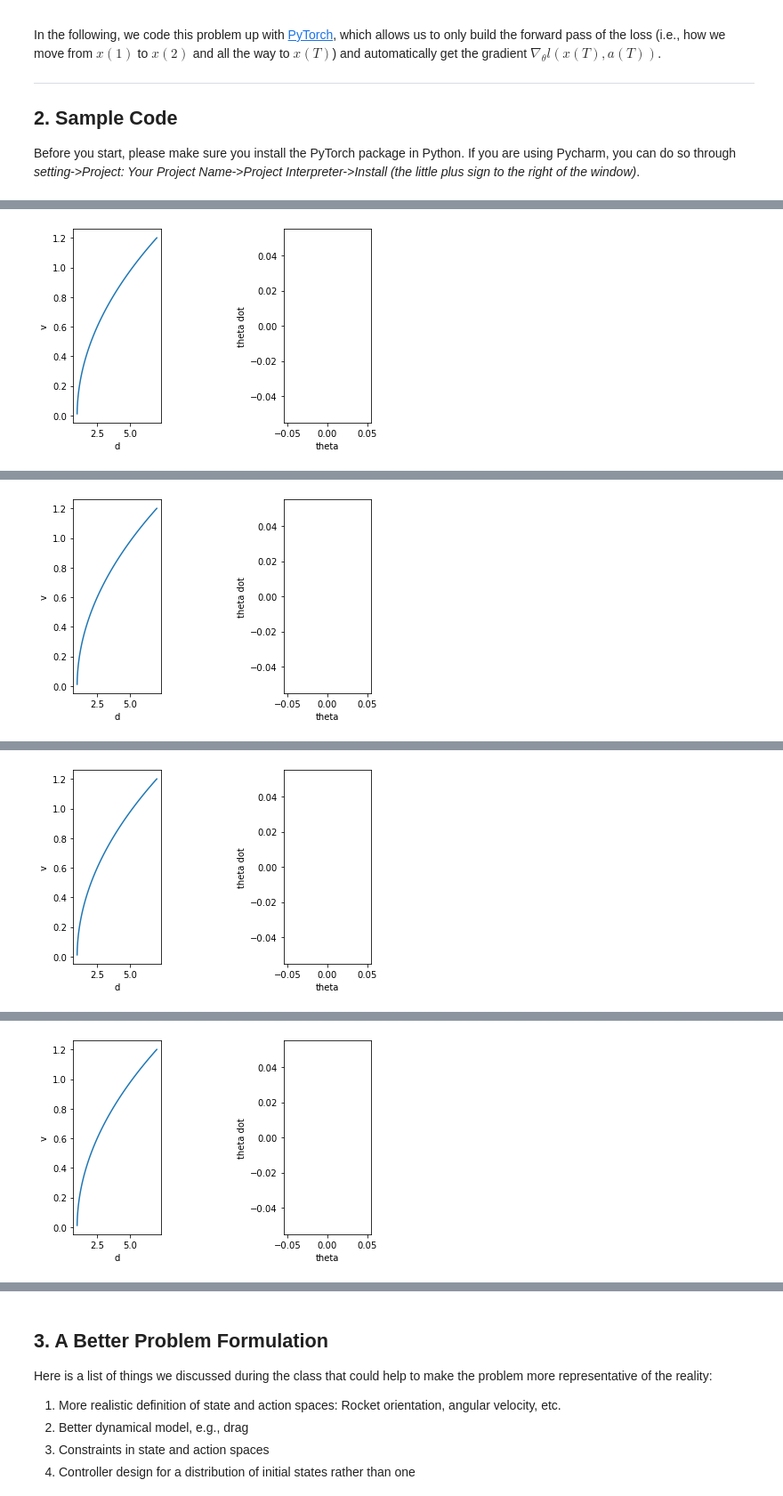
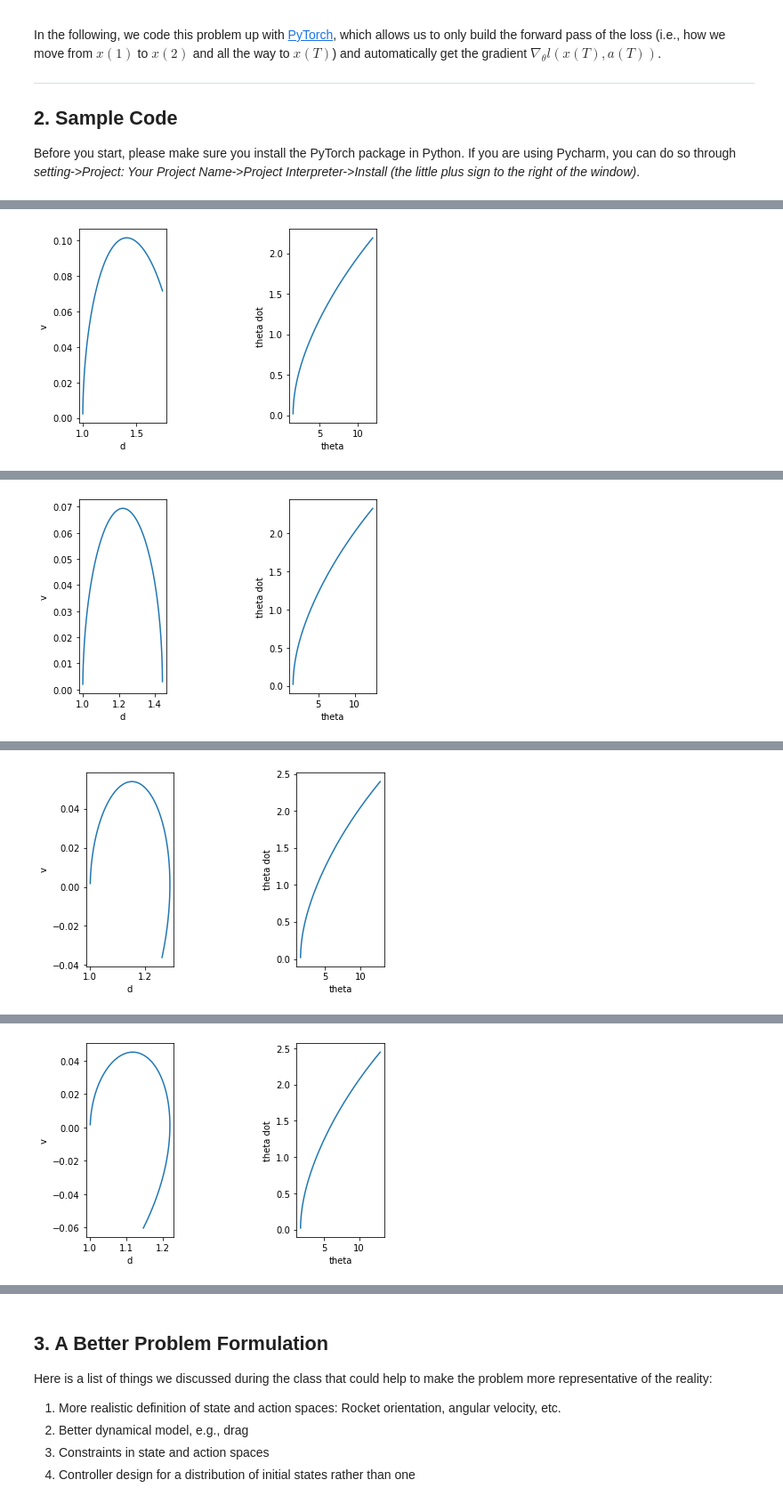
Before and after one commit to kphill1/DesignOptimization2021Fall, a Jupyter notebook: MAE598_Project.ipynb, the cells around one changed output, grey strips where cells are left out. Shown at 89% size. Saved outputs shown, nothing was run; the diff lists cells and outputs as text; code cells hidden in the pictures.

Commit message:
Got graphs to look somewhat correct

```diff
--- a/MAE598_Project.ipynb
+++ b/MAE598_Project.ipynb
@@ -60,14 +60,14 @@ logger = logging.getLogger(__name__)
 # %%
 # environment parameters
 
-FRAME_TIME = 0.1  # time interval
-GRAVITY_ACCEL = 0.12  # gravity constant
-BOOST_ACCEL = 0.18  # thrust constant
+FRAME_TIME = 0.1  # time interval in s
+GRAVITY_ACCEL = 0.12  # gravity constant in m/s^2
+BOOST_ACCEL = 0.18  # thrust constant in m/s^2
 
 # # the following parameters are not being used in the sample code
 # PLATFORM_WIDTH = 0.25  # landing platform width
-# PLATFORM_HEIGHT = 0.06  # landing platform height
-ROTATION_ACCEL = 20  # rotation constant assuming degrees
+PLATFORM_HEIGHT = 0.06  # landing platform height in m
+ROTATION_ACCEL = 20  # rotation constant in degree/s^2
 # %%
 # Assumptions:
 # 0. Rigid body
@@ -105,16 +105,13 @@ class Dynamics(nn.Module):
         # Thrust
         # Note: Same reason as above. Need a 2-by-1 tensor.
         # This is representative of the acceleration in the y direction
-        # It is multiplied by the cos of the angle because the thrust is no longer fully vertical
+        # It is multiplied by the cos of the angle because the thrust is no longer fully vertical which will become negative if the rocket rotates 180 degrees
         delta_state = math.cos((ROTATION_ACCEL*FRAME_TIME*2*math.pi/360)) * BOOST_ACCEL * FRAME_TIME * t.tensor([0., -1., 0, 0]) * action
 
         # Angular acceleration
         # Assumes Positive is in the clockwise direction
-        delta_angle = t.tensor([0., 0., 0., ROTATION_ACCEL*FRAME_TIME]) * action
+        delta_angle = t.tensor([0., 0., 0., ROTATION_ACCEL*FRAME_TIME*2*math.pi/360]) * action
 
-        # Reset so that the position never exceeds 360 degrees
-        if state[2] == 360:
-            state[2] = 0
 
         state = state + delta_state + delta_state_gravity + delta_angle
 
@@ -155,11 +152,8 @@ class Controller(nn.Module):
             # Takes values from above and outputs values from 0 to 1
             # You can add more layers here
             nn.Sigmoid()
-            # This does a linear transformation
-            nn.Linear(dim_output,dim_input),
-            # Outputs value from 0 to 1
-            nn.Tanh()
         )
+
 
     def forward(self, state):
         # this uses state to create action, uses state values in function above
@@ -197,11 +189,14 @@ class Simulation(nn.Module):
 
     @staticmethod
     def initialize_state():
-        state = [1., 0., 0., 0.]  # TODO: need batch of initial states
-        return t.tensor(state, requires_grad=False).float()
+        states = [[1., 0., 90*2*math.pi/360, 0.], [4, 0., 0., 0.]]  # TODO: need batch of initial states
+        for i in range(len(states)):
+            state = states[i]
+            return t.tensor(state, requires_grad=False).float()
 
+    # Defining the proper landing conditions as d = 0.06, v = 0, theta = 0, omega = 0
     def error(self, state):
-        return state[0]**2 + state[1]**2 + (state[2])**2 + state[3]**2
+        return (PLATFORM_HEIGHT-state[0])**2 + state[1]**2 + (state[2] / (2*math.pi))**2 + (state[3] /(2*math.pi))**2
 # %%
 # set up the optimizer
 # Note:
@@ -254,7 +251,7 @@ class Optimize:
 
 T = 100  # number of time steps
 dim_input = 4  # state space dimensions
-dim_hidden = 6  # latent dimensions
+dim_hidden = 10  # latent dimensions
 dim_output = 1  # action space dimensions
 d = Dynamics()  # define dynamics
 c = Controller(dim_input, dim_hidden, dim_output)  # define controller
@@ -268 +265 @@ o.train(40)  # solve the optimization problem - 40 represents the number of iter
-[figure, old version]
+[figure, new version]
@@ -270 +267 @@ o.train(40)  # solve the optimization problem - 40 represents the number of iter
-[figure, old version]
+[figure, new version]
@@ -272 +269 @@ o.train(40)  # solve the optimization problem - 40 represents the number of iter
-[figure, old version]
+[figure, new version]
@@ -274 +271 @@ o.train(40)  # solve the optimization problem - 40 represents the number of iter
-[figure, old version]
+[figure, new version]
```
Also changed, not shown: parts of 3 cells of this notebook.
